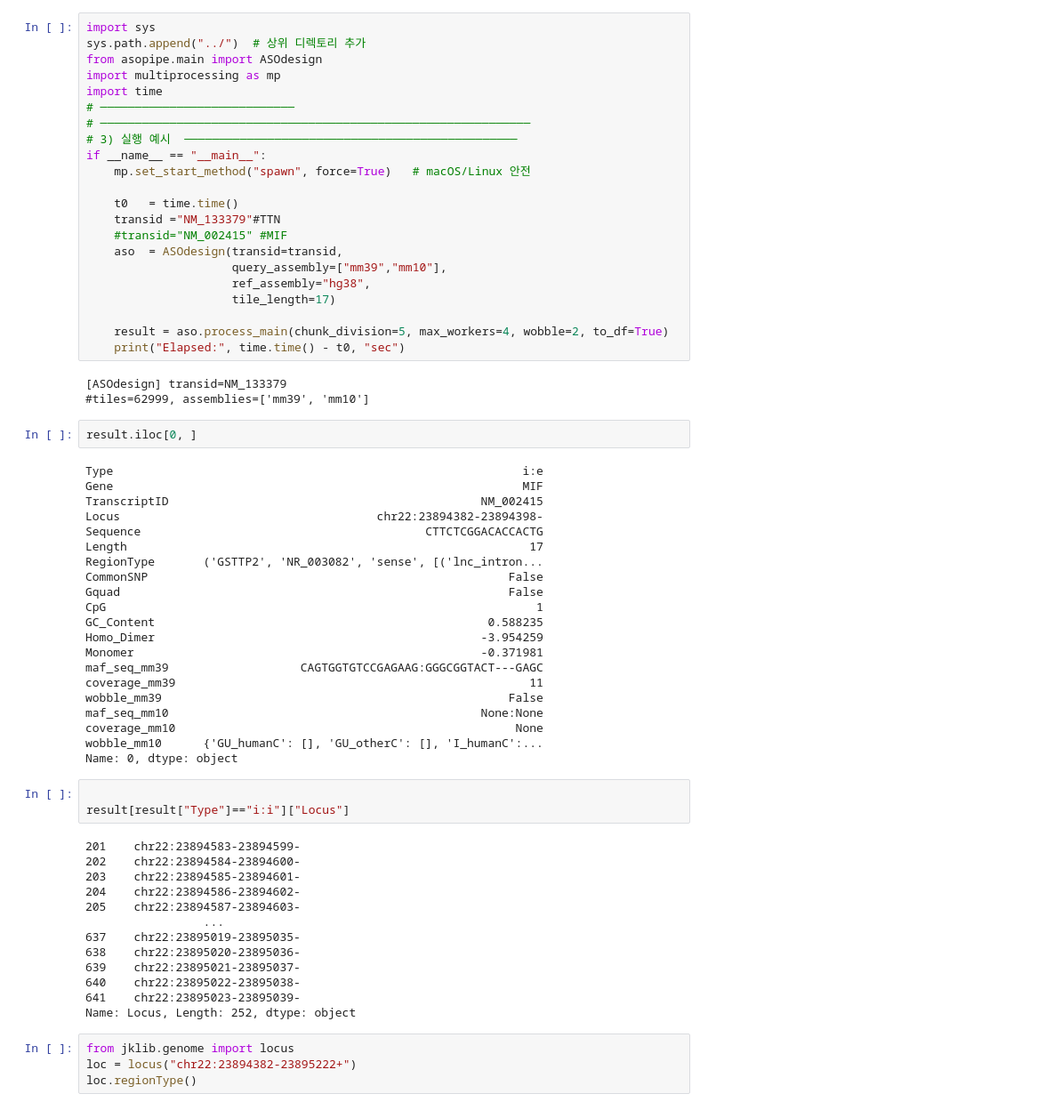
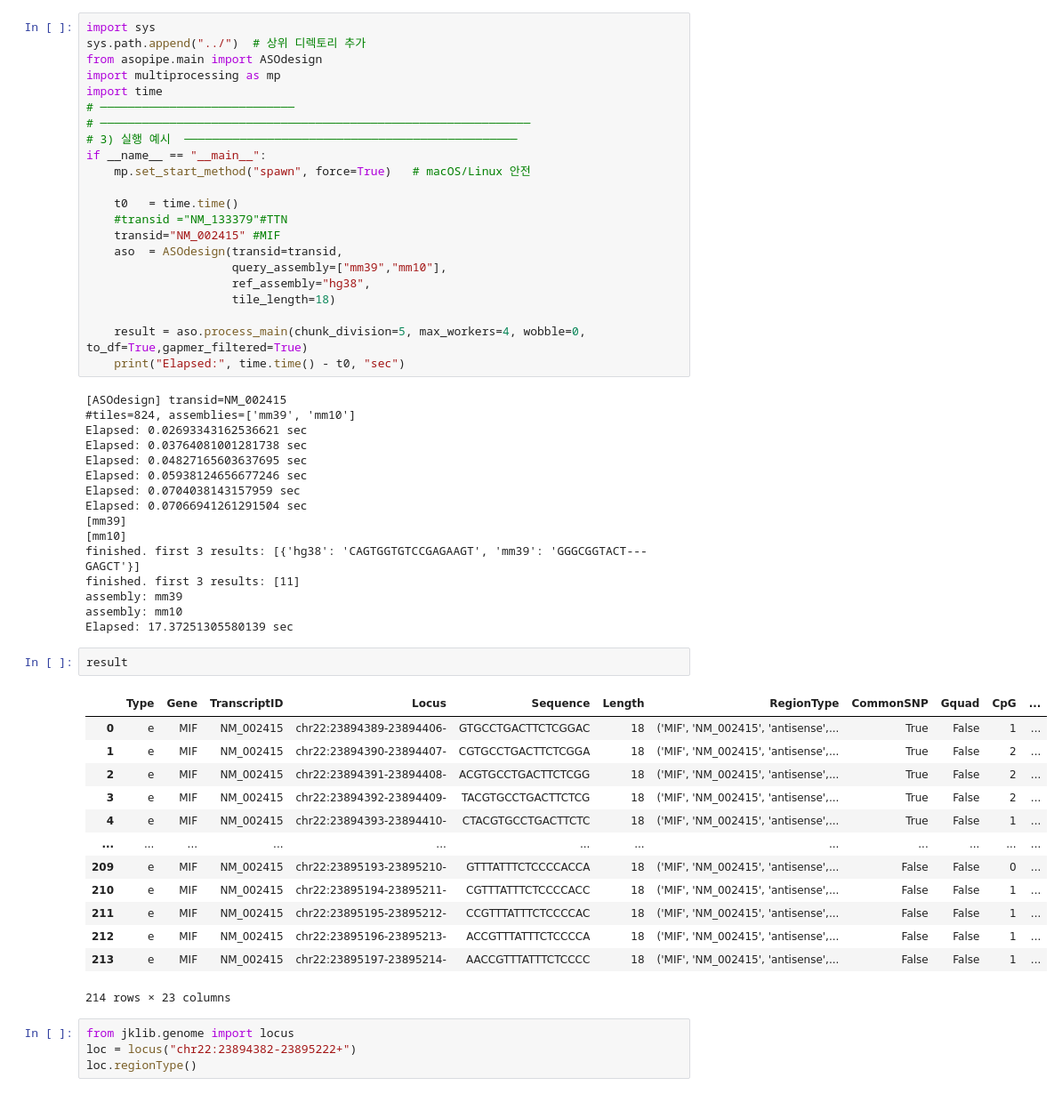
Before and after one commit to Planet-KIM/ASOPIPE, a Jupyter notebook: notebook/test.ipynb, the cells around one changed output. Shown at 89% size. Cells and saved outputs as stored; diff of their text form.

Commit message:
[fix] debug the back process on test notebook

```diff
--- a/notebook/test.ipynb
+++ b/notebook/test.ipynb
@@ -11,57 +11,47 @@ if __name__ == "__main__":
     mp.set_start_method("spawn", force=True)   # macOS/Linux 안전
 
     t0   = time.time()
-    transid ="NM_133379"#TTN
-    #transid="NM_002415" #MIF
+    #transid ="NM_133379"#TTN
+    transid="NM_002415" #MIF
     aso  = ASOdesign(transid=transid,
                      query_assembly=["mm39","mm10"],
                      ref_assembly="hg38",
-                     tile_length=17)
+                     tile_length=18)
 
-    result = aso.process_main(chunk_division=5, max_workers=4, wobble=2, to_df=True)
+    result = aso.process_main(chunk_division=5, max_workers=4, wobble=0, to_df=True,gapmer_filtered=True)
     print("Elapsed:", time.time() - t0, "sec")
 # %% [output]
-[ASOdesign] transid=NM_133379
-#tiles=62999, assemblies=['mm39', 'mm10']
+[ASOdesign] transid=NM_002415
+#tiles=824, assemblies=['mm39', 'mm10']
+Elapsed: 0.02693343162536621 sec
+Elapsed: 0.03764081001281738 sec
+Elapsed: 0.04827165603637695 sec
+Elapsed: 0.05938124656677246 sec
+Elapsed: 0.0704038143157959 sec
+Elapsed: 0.07066941261291504 sec
+[mm39]
+[mm10]
+finished. first 3 results: [{'hg38': 'CAGTGGTGTCCGAGAAGT', 'mm39': 'GGGCGGTACT---GAGCT'}]
+finished. first 3 results: [11]
+assembly: mm39
+assembly: mm10
+Elapsed: 17.37251305580139 sec
-# %%
-result.iloc[0, ]
-# %% [output]
-Type                                                           i:e
-Gene                                                           MIF
-TranscriptID                                             NM_002415
-Locus                                     chr22:23894382-23894398-
-Sequence                                         CTTCTCGGACACCACTG
-Length                                                          17
-RegionType       ('GSTTP2', 'NR_003082', 'sense', [('lnc_intron...
-CommonSNP                                                    False
-Gquad                                                        False
-CpG                                                              1
-GC_Content                                                0.588235
-Homo_Dimer                                               -3.954259
-Monomer                                                  -0.371981
-maf_seq_mm39                   CAGTGGTGTCCGAGAAG:GGGCGGTACT---GAGC
-coverage_mm39                                                   11
-wobble_mm39                                                  False
-maf_seq_mm10                                             None:None
-coverage_mm10                                                 None
-wobble_mm10      {'GU_humanC': [], 'GU_otherC': [], 'I_humanC':...
-Name: 0, dtype: object
-# %%
-
-result[result["Type"]=="i:i"]["Locus"]
-# %% [output]
-201    chr22:23894583-23894599-
-202    chr22:23894584-23894600-
-203    chr22:23894585-23894601-
-204    chr22:23894586-23894602-
-205    chr22:23894587-23894603-
-                 ...
-637    chr22:23895019-23895035-
-638    chr22:23895020-23895036-
-639    chr22:23895021-23895037-
-640    chr22:23895022-23895038-
-641    chr22:23895023-23895039-
-Name: Locus, Length: 252, dtype: object
+# %%
+result
+# %% [output]
+|  | Type | Gene | TranscriptID | Locus | Sequence | Length | RegionType | CommonSNP | Gquad | CpG | ... |
+| 0 | e | MIF | NM_002415 | chr22:23894389-23894406- | GTGCCTGACTTCTCGGAC | 18 | ('MIF', 'NM_002415', 'antisense',... | True | False | 1 | ... |
+| 1 | e | MIF | NM_002415 | chr22:23894390-23894407- | CGTGCCTGACTTCTCGGA | 18 | ('MIF', 'NM_002415', 'antisense',... | True | False | 2 | ... |
+| 2 | e | MIF | NM_002415 | chr22:23894391-23894408- | ACGTGCCTGACTTCTCGG | 18 | ('MIF', 'NM_002415', 'antisense',... | True | False | 2 | ... |
+| 3 | e | MIF | NM_002415 | chr22:23894392-23894409- | TACGTGCCTGACTTCTCG | 18 | ('MIF', 'NM_002415', 'antisense',... | True | False | 2 | ... |
+| 4 | e | MIF | NM_002415 | chr22:23894393-23894410- | CTACGTGCCTGACTTCTC | 18 | ('MIF', 'NM_002415', 'antisense',... | True | False | 1 | ... |
+| ... | ... | ... | ... | ... | ... | ... | ... | ... | ... | ... | ... |
+| 209 | e | MIF | NM_002415 | chr22:23895193-23895210- | GTTTATTTCTCCCCACCA | 18 | ('MIF', 'NM_002415', 'antisense',... | False | False | 0 | ... |
+| 210 | e | MIF | NM_002415 | chr22:23895194-23895211- | CGTTTATTTCTCCCCACC | 18 | ('MIF', 'NM_002415', 'antisense',... | False | False | 1 | ... |
+| 211 | e | MIF | NM_002415 | chr22:23895195-23895212- | CCGTTTATTTCTCCCCAC | 18 | ('MIF', 'NM_002415', 'antisense',... | False | False | 1 | ... |
+| 212 | e | MIF | NM_002415 | chr22:23895196-23895213- | ACCGTTTATTTCTCCCCA | 18 | ('MIF', 'NM_002415', 'antisense',... | False | False | 1 | ... |
+| 213 | e | MIF | NM_002415 | chr22:23895197-23895214- | AACCGTTTATTTCTCCCC | 18 | ('MIF', 'NM_002415', 'antisense',... | False | False | 1 | ... |
+214 rows × 23 columns
 # %%
 from jklib.genome import locus
 loc = locus("chr22:23894382-23895222+")
```
Also changed, not shown: 2 other files.
